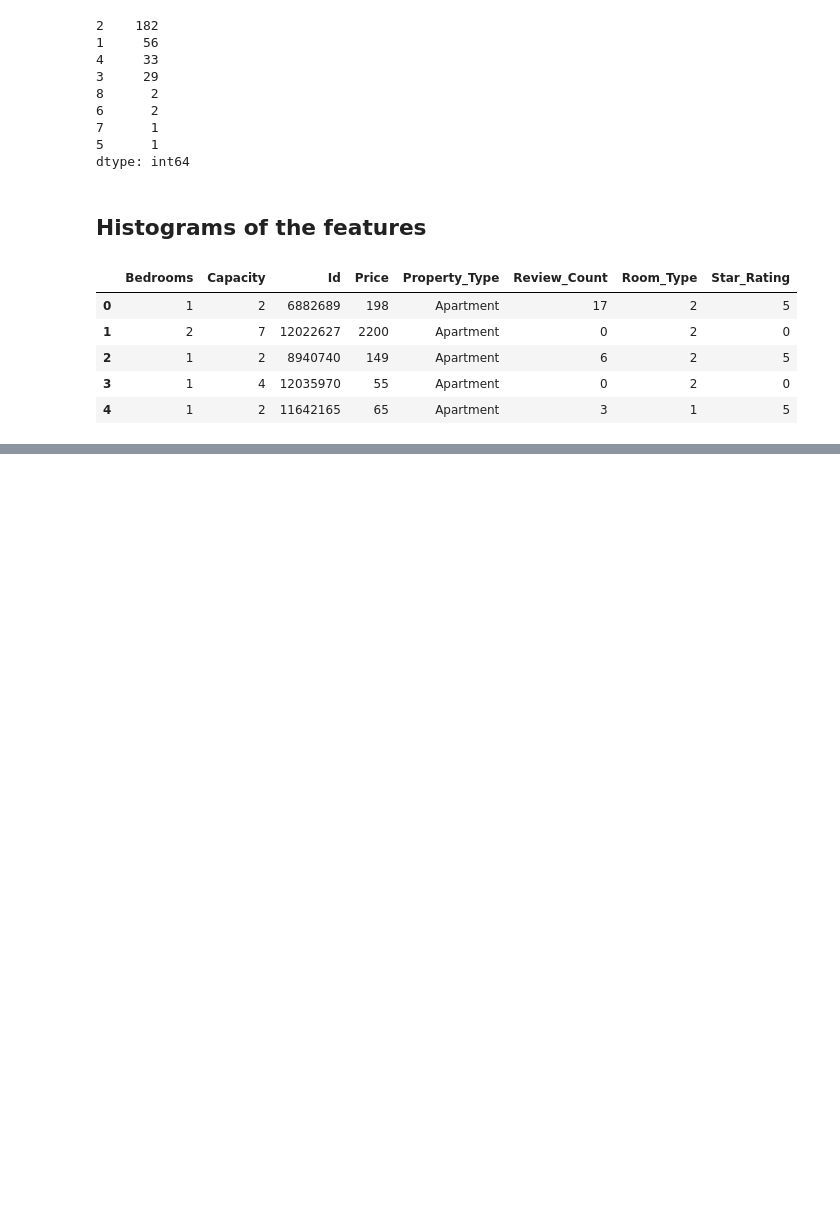
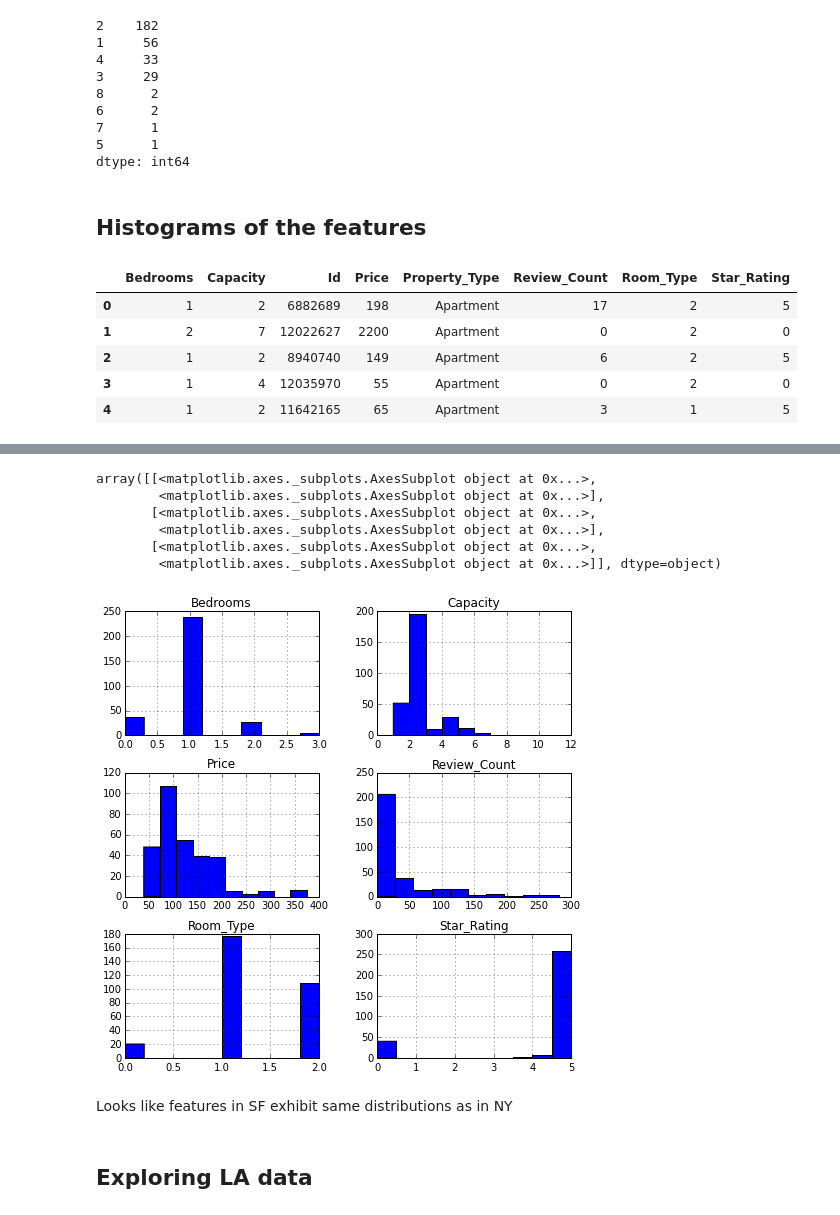
Before and after one commit to peacing/bkds-datachallenge-singman-paul, a Jupyter notebook: case-study-explore.ipynb, the cells around one changed output, grey strips where cells are left out. Saved outputs shown, nothing was run; the diff lists cells and outputs as text; code cells hidden in the pictures; blank space fills up the shorter version.

Commit message:
explore SF data

```diff
--- a/case-study-explore.ipynb
+++ b/case-study-explore.ipynb
@@ -330,0 +335,2 @@ save_df(ny_df, 'processed_ny_df.csv')
+# %%
+sf_df = load_df('SF_df.csv')
@@ -330,0 +365,2 @@ save_df(ny_df, 'processed_ny_df.csv')
+# %%
+sf_df = preprocess_data(sf_df)
@@ -330,0 +388,17 @@ save_df(ny_df, 'processed_ny_df.csv')
+# %%
+feature_cols = ['Bedrooms','Capacity','Price','Review_Count','Room_Type','Star_Rating']
+sf_df_explore = sf_df[feature_cols]
+# %%
+sf_df_explore.hist(figsize=(8,8))
+# %% [output]
+array([[<matplotlib.axes._subplots.AxesSubplot object at 0x...>,
+        <matplotlib.axes._subplots.AxesSubplot object at 0x...>],
+       [<matplotlib.axes._subplots.AxesSubplot object at 0x...>,
+        <matplotlib.axes._subplots.AxesSubplot object at 0x...>],
+       [<matplotlib.axes._subplots.AxesSubplot object at 0x...>,
+        <matplotlib.axes._subplots.AxesSubplot object at 0x...>]], dtype=object)
+[figure, added]
+# %% [markdown]
+Looks like features in SF exhibit same distributions as in NY
+# %% [markdown]
+## Exploring LA data
```
Also changed, not shown: parts of 8 cells of this notebook.
